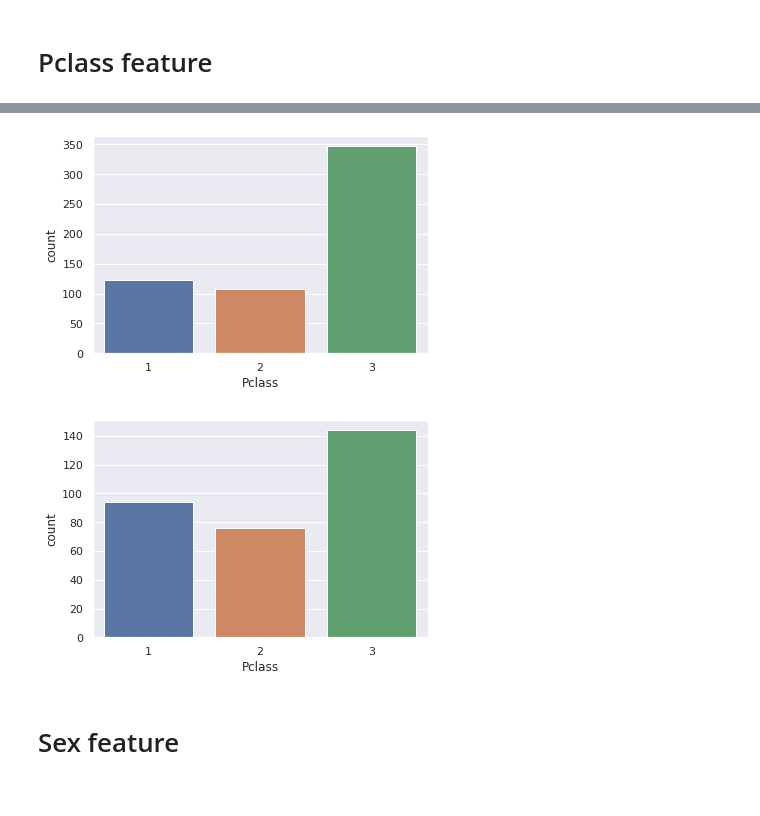
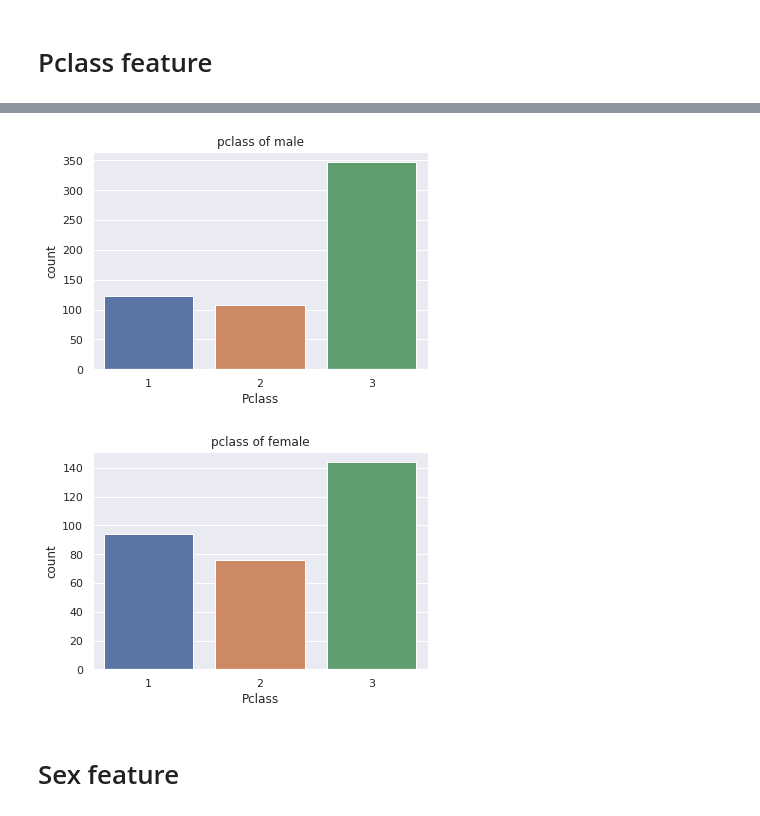
Before and after one commit to denisvivdenko/titanic_practice_dataset, a Jupyter notebook: EDA.ipynb, the cells around one changed output, grey strips where cells are left out. Saved outputs shown, nothing was run; the diff lists cells and outputs as text; code cells hidden in the pictures.

```diff
--- a/EDA.ipynb
+++ b/EDA.ipynb
@@ -244,11 +247,13 @@ sns.countplot(x=X.reset_index()[y == 1]["Pclass"]);
 # %%
 sns.countplot(x=X[X["Sex"] == "male"]["Pclass"]);
+plt.title("pclass of male");
 # %% [output]
-[figure, old version]
+[figure, new version]
 # %%
 sns.countplot(x=X[X["Sex"] == "female"]["Pclass"]);
+plt.title("pclass of female");
 # %% [output]
-[figure, old version]
+[figure, new version]
 # %% [markdown]
 # Sex feature
 # %%
```
Also changed, not shown: parts of 5 cells of this notebook.
